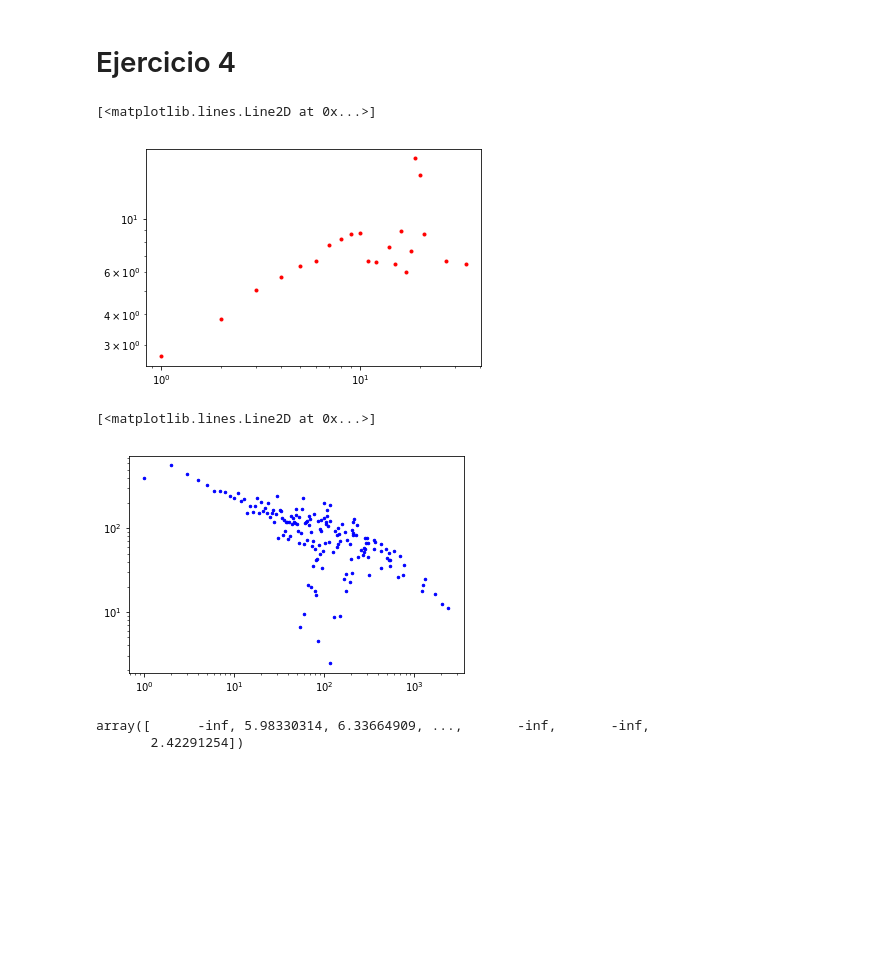
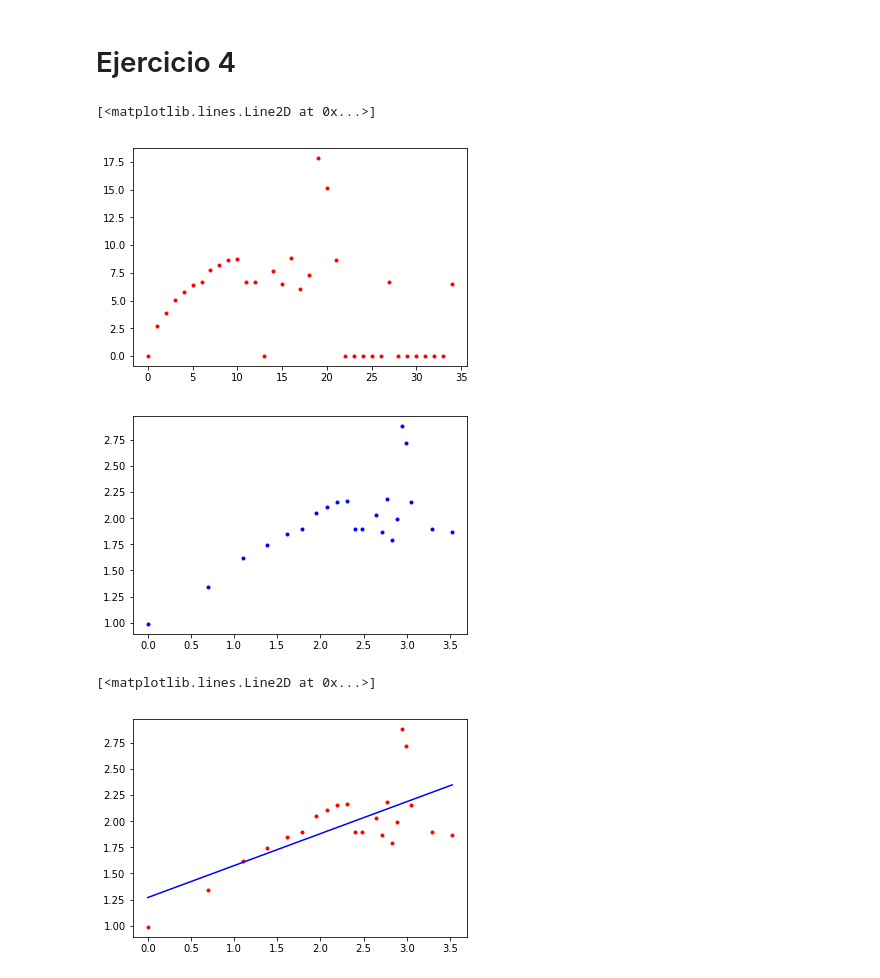
Before and after one commit to leialorenzo/Redes, a Jupyter notebook: TP1.ipynb, the cells around one changed output. Drawn from its saved outputs; the diff is of its cells as text; code cells hidden in the pictures; blank space fills up the shorter version.

```diff
--- a/TP1.ipynb
+++ b/TP1.ipynb
@@ -337,10 +337,12 @@ def gradovecinos(red):
     return vecinos_1, vecinos_avg
 # %%
 def promgradvec (red):
+
     A,B=gradovecinos(red)
     kmax=int(max(A))
     grado=np.linspace(0,kmax,kmax+1)
     D=dict()
+
     for i in range (len(grado)):
         C=[]
         for j in range (len(A)):
@@ -351,24 +353,37 @@ def promgradvec (red):
         else :
             D[i]=0
     P=np.zeros(kmax+1)
+
     for l in range (len(P)):
         P[l]=np.mean(D[l])
-    return kmax,P,D,grado
+
+    A = [[],[]]
+
+    for i in range(len(P)):
+        if P[i]>0:
+            A[0].append(grado[i])
+            A[1].append(P[i])
+
+    return kmax,P,D,grado, A
 # %%
-kn,pn,dn,gn=promgradvec(netscience)
-ki,pi,di,gi=promgradvec(internet)
+kn,pn,dn,gn, matn=promgradvec(netscience)
+ki,pi,di,gi, mati=promgradvec(internet)
-# %%
-plt.loglog(gn,pn,'.r')
-# %% [output]
-[<matplotlib.lines.Line2D at 0x...>]
-[figure, removed]
-# %%
-plt.loglog(gi,pi,'.b', ms=5)
-# %% [output]
-[<matplotlib.lines.Line2D at 0x...>]
-[figure, removed]
-# %%
-np.log(pi)
-# %% [output]
-array([      -inf, 5.98330314, 6.33664909, ...,       -inf,       -inf,
-       2.42291254])
+# %%
+plt.figure(1)
+plt.plot(gn,pn,'.r')
+plt.figure(2)
+plt.plot(np.log(matn[0]), np.log(matn[1]),'.b')
+# %% [output]
+[<matplotlib.lines.Line2D at 0x...>]
+[figure, added]
+[figure, added]
+# %%
+z = np.polyfit(np.log(matn[0]), np.log(matn[1]), 1)
+x = np.linspace(0, max(np.log(matn[0])))
+y = z[0]*x + z[1]
+
+plt.plot(np.log(matn[0]), np.log(matn[1]), '.r')
+plt.plot(x, y, 'b-')
+# %% [output]
+[<matplotlib.lines.Line2D at 0x...>]
+[figure, added]
```
Also changed, not shown: parts of 2 cells of this notebook.
